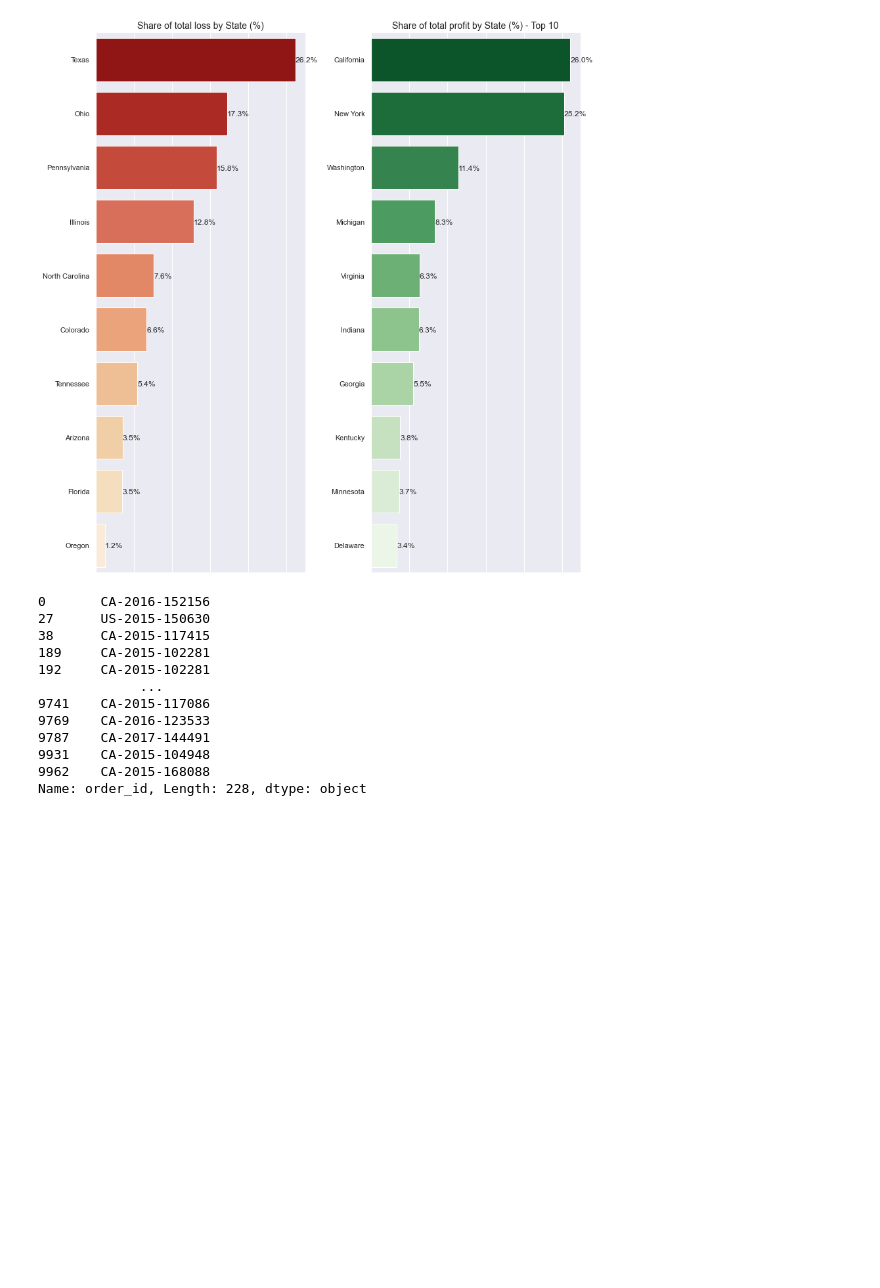
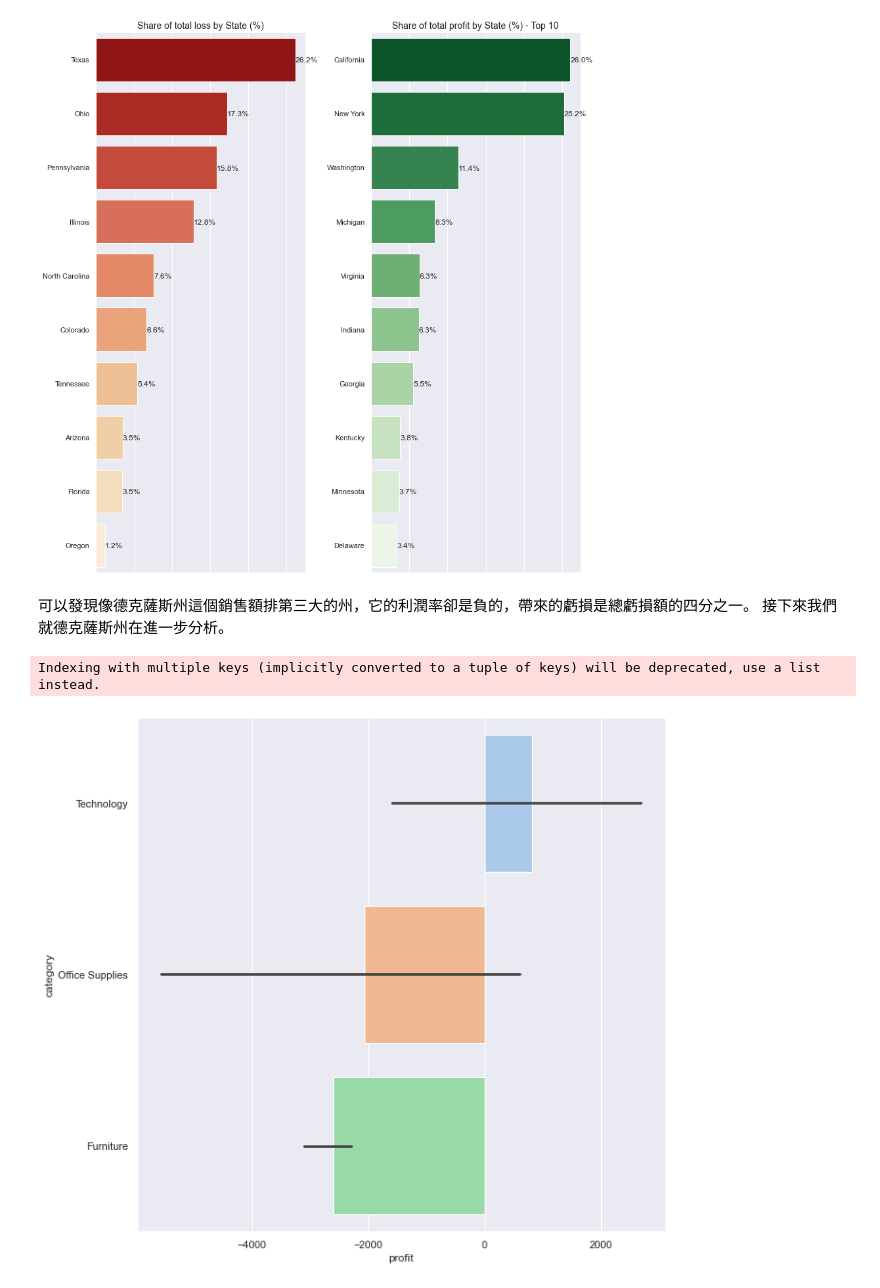
Before and after one commit to VingxenGuo/superstore_analysis, a Jupyter notebook: superstore.ipynb, the cells around one changed output. Drawn from its saved outputs; the diff is of its cells as text; code cells hidden in the pictures; blank space fills up the shorter version.

```diff
--- a/superstore.ipynb
+++ b/superstore.ipynb
@@ -510,19 +515,3 @@ ax2.set_title("Share of total profit by State (%) - Top 10", fontdict={"fontsize
 fig.tight_layout()
 # %% [output]
 [figure]
-# %%
-ord_bookcases = data[data['sub-category']=='Bookcases']
-ord_tables = data[data['sub-category']=='Tables']
-# %% [output]
-0       CA-2016-152156
-27      US-2015-150630
-38      CA-2015-117415
-189     CA-2015-102281
-192     CA-2015-102281
-             ...
-9741    CA-2015-117086
-9769    CA-2016-123533
-9787    CA-2017-144491
-9931    CA-2015-104948
-9962    CA-2015-168088
-Name: order_id, Length: 228, dtype: object
@@ -544,0 +518,16 @@ without_tb_df = data[~data['order_id'].isin(TB_ord)]
+# %% [markdown]
+可以發現像德克薩斯州這個銷售額排第三大的州，它的利潤率卻是負的，帶來的虧損是總虧損額的四分之一。
+接下來我們就德克薩斯州在進一步分析。
+# %%
+# 取出德克薩斯州的欄位
+texas = data[data['state']=='Texas']
+# 以類別聚合計算
+texas_agg = texas.groupby(['category','sub-category'], as_index=False)['profit', 'sales'].sum().sort_values(by='profit', ascending=False)
+# %% [output]
+Indexing with multiple keys (implicitly converted to a tuple of keys) will be deprecated, use a list instead.
+# %%
+# 繪出德克薩斯州詳細類別、子類別各別利率
+fig, ax = plt.subplots(figsize=[10,10])
+ax = sns.barplot(x=texas_agg['profit'], y=texas_agg['category'], palette='pastel')
+# %% [output]
+[figure, added]
```
Also changed, not shown: parts of 18 cells of this notebook.
